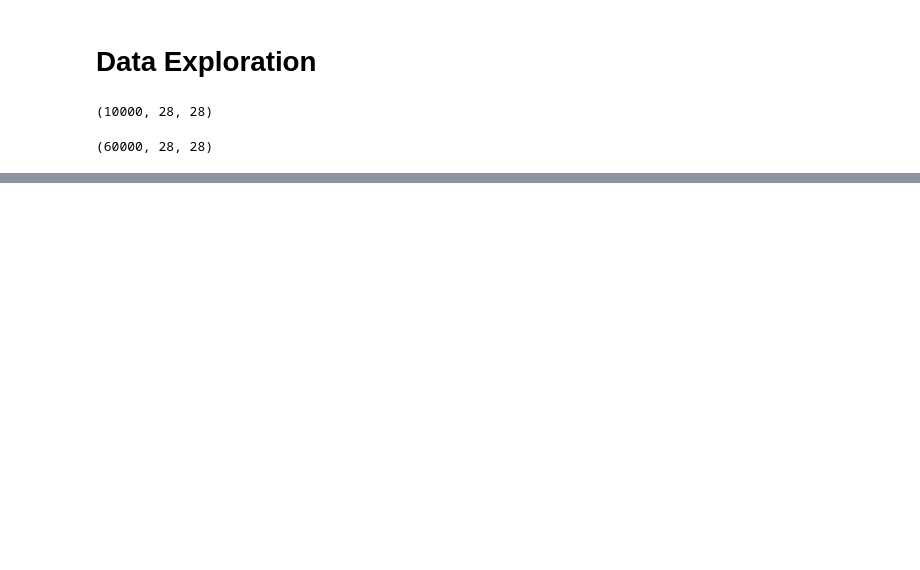
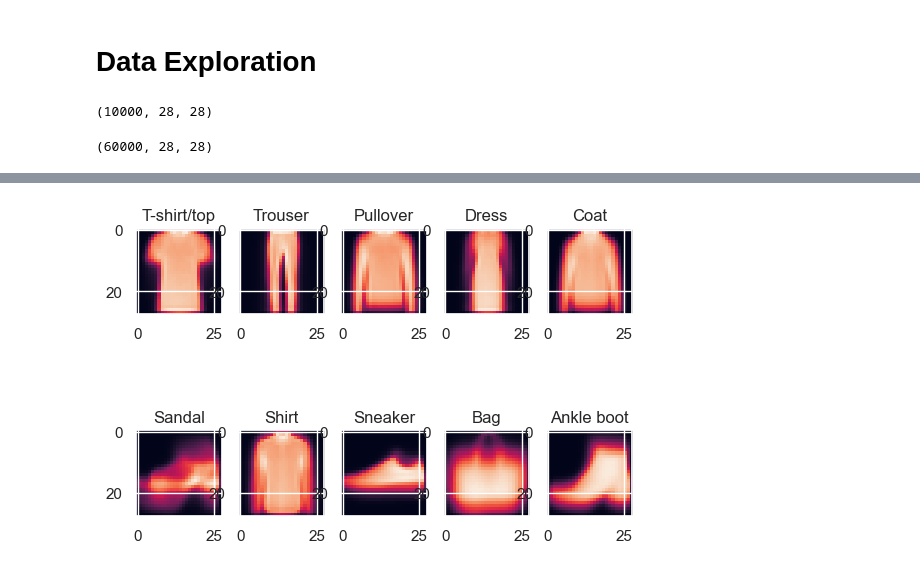
Before and after one commit to GonzaLinares/TP1_RN, a Jupyter notebook: FashionMNIST/main.ipynb, the cells around one changed output, grey strips where cells are left out. Cells and saved outputs as stored; diff of their text form; code cells hidden in the pictures; blank space fills up the shorter version.

```diff
--- a/FashionMNIST/main.ipynb
+++ b/FashionMNIST/main.ipynb
@@ -38,0 +38,10 @@ TypeError: Invalid shape (10, 28, 28) for image data
+# %%
+fig, axs = plt.subplots(2, 5)
+classes = ['T-shirt/top', 'Trouser', 'Pullover', 'Dress', 'Coat', 'Sandal', 'Shirt', 'Sneaker', 'Bag', 'Ankle boot']
+meanImg = [train[labels.label.values == k].mean(axis=0).reshape(28,28) for k in range(10)]
+for i in range(2):
+    for j in range(5):
+        axs[i][j].set_title(classes[5*i+j])
+        axs[i][j].imshow(meanImg[5*i+j])
+# %% [output]
+[figure, added]
```
Also changed, not shown: parts of 20 cells of this notebook.
